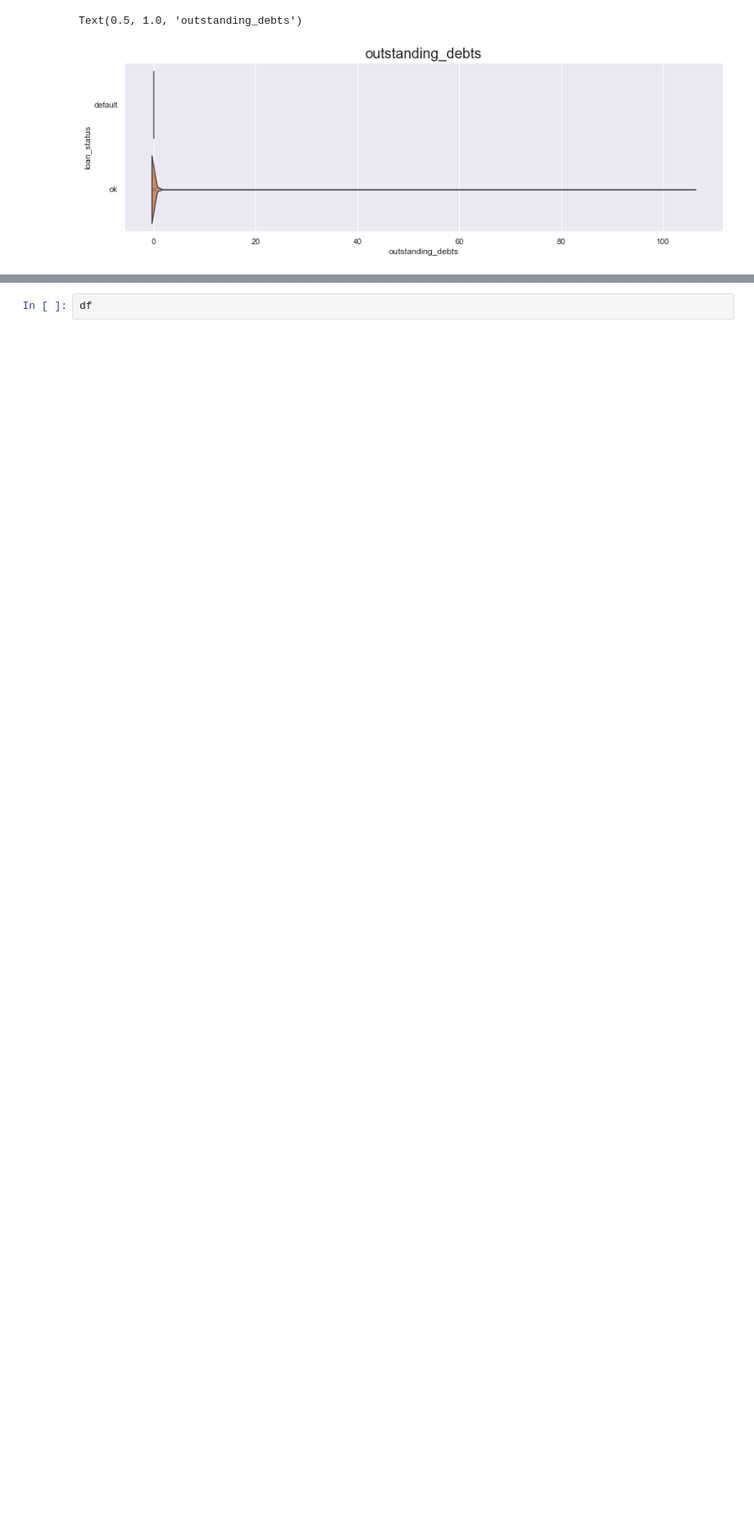
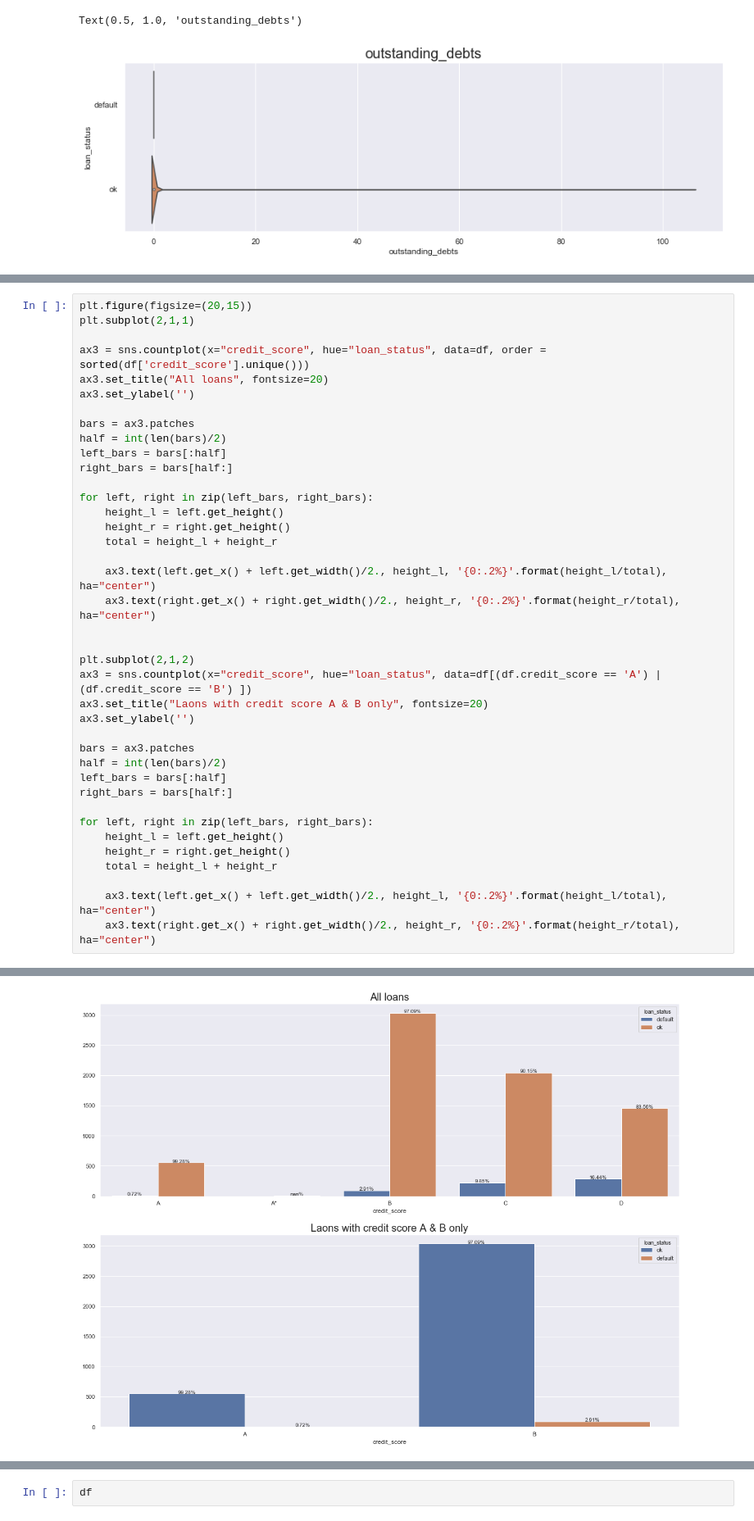
Before and after one commit to ValdemarQ/competitions, a Jupyter notebook: Finbee/C - Class project - Finbee - Predicting who will default on loans.ipynb, the cells around one changed output, grey strips where cells are left out. Shown at 82% size. Cells and saved outputs as stored; diff of their text form; blank space fills up the shorter version.

```diff
--- a/Finbee/C - Class project - Finbee - Predicting who will default on loans.ipynb
+++ b/Finbee/C - Class project - Finbee - Predicting who will default on loans.ipynb
@@ -1244,0 +1242,40 @@ df.head()
+# %%
+plt.figure(figsize=(20,15))
+plt.subplot(2,1,1)
+
+ax3 = sns.countplot(x="credit_score", hue="loan_status", data=df, order = sorted(df['credit_score'].unique()))
+ax3.set_title("All loans", fontsize=20)
+ax3.set_ylabel('')
+
+bars = ax3.patches
+half = int(len(bars)/2)
+left_bars = bars[:half]
+right_bars = bars[half:]
+
+for left, right in zip(left_bars, right_bars):
+    height_l = left.get_height()
+    height_r = right.get_height()
+    total = height_l + height_r
+
+    ax3.text(left.get_x() + left.get_width()/2., height_l, '{0:.2%}'.format(height_l/total), ha="center")
+    ax3.text(right.get_x() + right.get_width()/2., height_r, '{0:.2%}'.format(height_r/total), ha="center")
+
+
+plt.subplot(2,1,2)
+ax3 = sns.countplot(x="credit_score", hue="loan_status", data=df[(df.credit_score == 'A') |(df.credit_score == 'B') ])
+ax3.set_title("Laons with credit score A & B only", fontsize=20)
+ax3.set_ylabel('')
+
+bars = ax3.patches
+half = int(len(bars)/2)
+left_bars = bars[:half]
+right_bars = bars[half:]
+
+for left, right in zip(left_bars, right_bars):
+    height_l = left.get_height()
+    height_r = right.get_height()
+    total = height_l + height_r
+
+    ax3.text(left.get_x() + left.get_width()/2., height_l, '{0:.2%}'.format(height_l/total), ha="center")
+    ax3.text(right.get_x() + right.get_width()/2., height_r, '{0:.2%}'.format(height_r/total), ha="center")
+# %% [output]
@@ -1244,0 +1285 @@ df.head()
+[figure, added]
```
Also changed, not shown: parts of 15 cells of this notebook.
